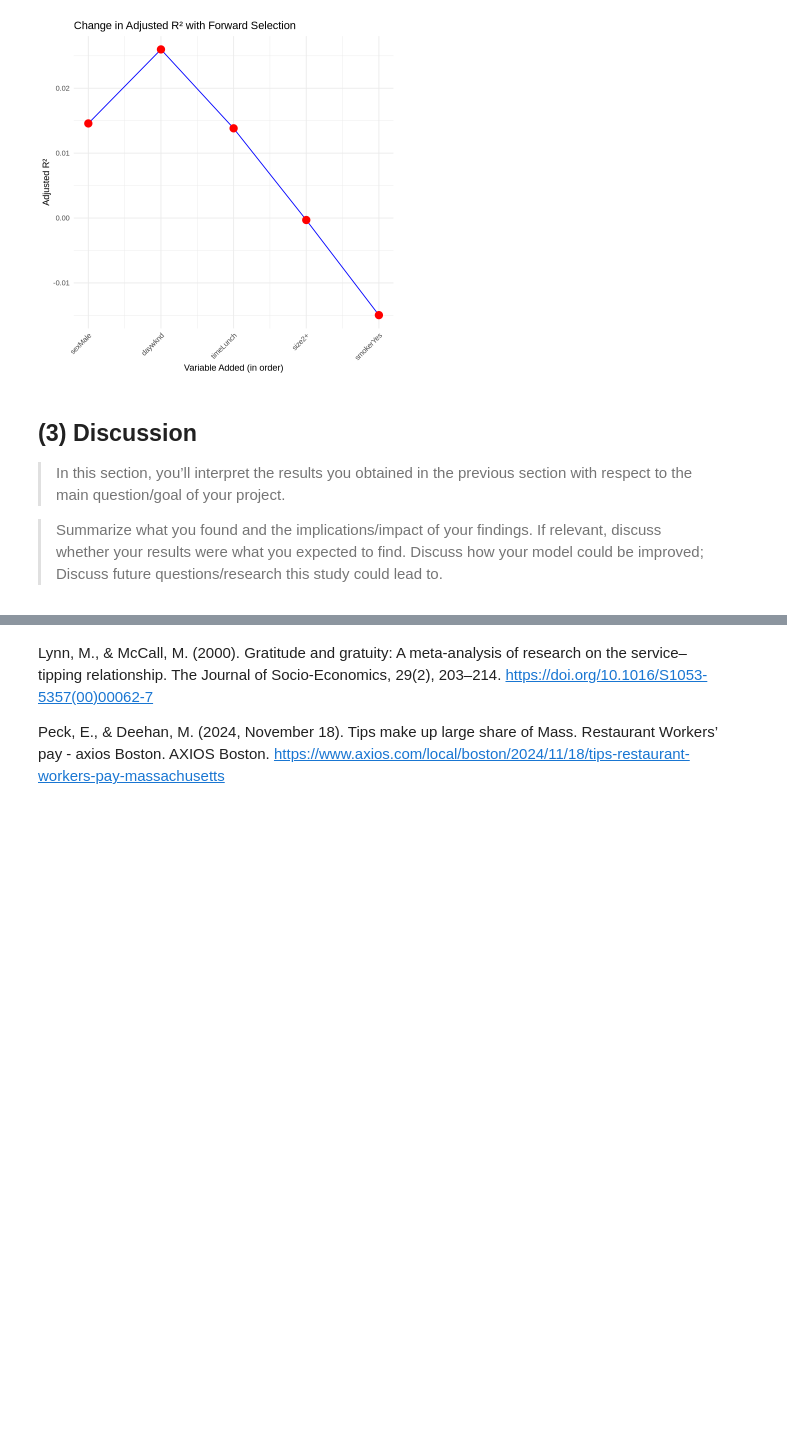
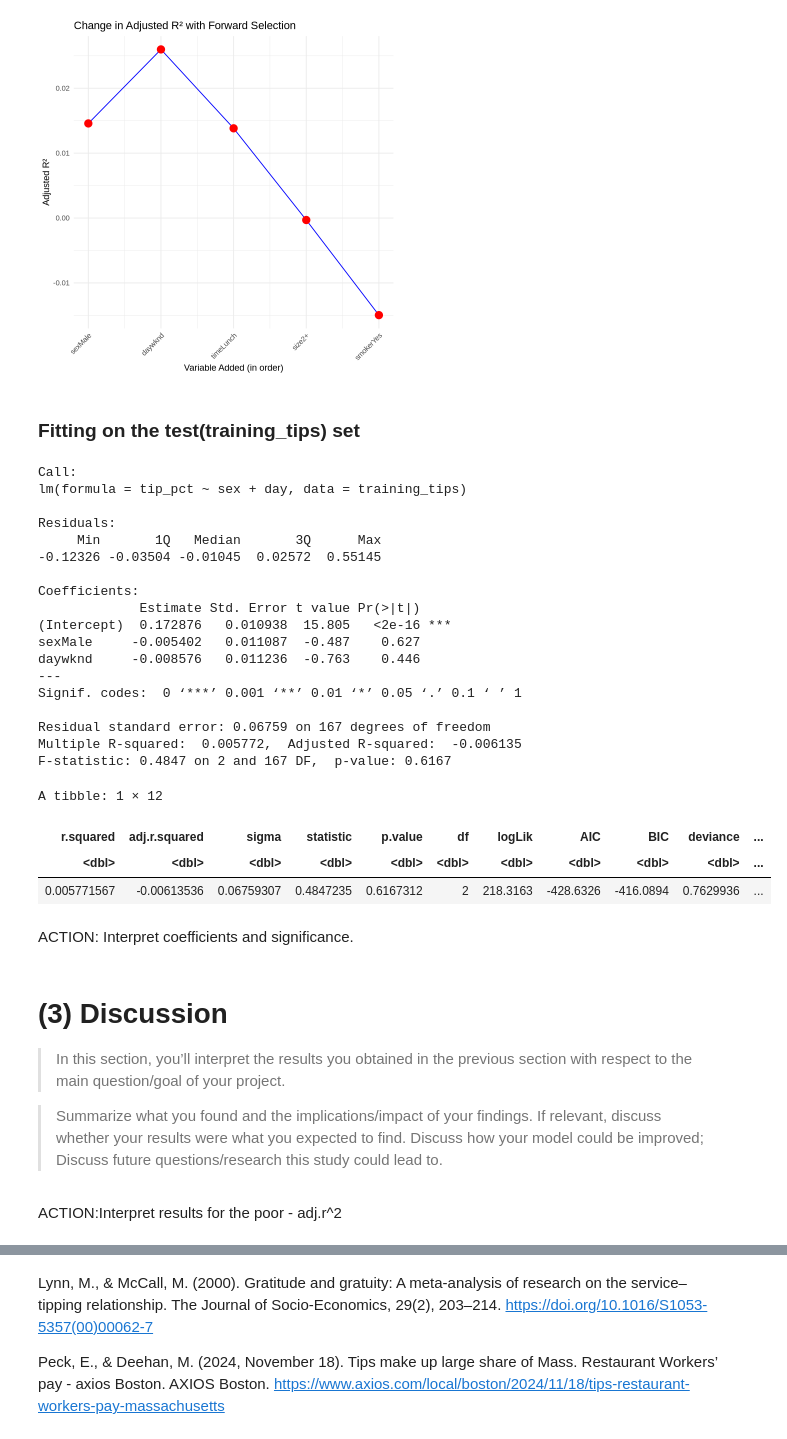
Before and after one commit to lllexiliang/stat301-final-project, a Jupyter notebook: final_project.ipynb, the cells around one changed output, grey strips where cells are left out. Cells and saved outputs as stored; diff of their text form; code cells hidden in the pictures; blank space fills up the shorter version.

Commit message:
Scaffolded Action items

```diff
--- a/final_project.ipynb
+++ b/final_project.ipynb
@@ -299,11 +294,44 @@ ggplot(tip_forward_summary_df, aes(x = n_input_variables, y = ADJ.R2)) +
   theme(axis.text.x = element_text(angle = 45, hjust = 1))
 # %% [output]
 [figure]
+# %% [markdown]
+### Fitting on the test(training_tips) set
+# %%
+tip_lm<-lm(tip_pct~sex+day, data=training_tips)
+summary(tip_lm)
+broom::glance(tip_lm)
+# %% [output]
+Call:
+lm(formula = tip_pct ~ sex + day, data = training_tips)
+
+Residuals:
+     Min       1Q   Median       3Q      Max
+-0.12326 -0.03504 -0.01045  0.02572  0.55145
+
+Coefficients:
+             Estimate Std. Error t value Pr(>|t|)
+(Intercept)  0.172876   0.010938  15.805   <2e-16 ***
+sexMale     -0.005402   0.011087  -0.487    0.627
+daywknd     -0.008576   0.011236  -0.763    0.446
+---
+Signif. codes:  0 ‘***’ 0.001 ‘**’ 0.01 ‘*’ 0.05 ‘.’ 0.1 ‘ ’ 1
+
+Residual standard error: 0.06759 on 167 degrees of freedom
+Multiple R-squared:  0.005772,  Adjusted R-squared:  -0.006135
+F-statistic: 0.4847 on 2 and 167 DF,  p-value: 0.6167
+A tibble: 1 × 12
+| r.squared | adj.r.squared | sigma | statistic | p.value | df | logLik | AIC | BIC | deviance | ... |
+| <dbl> | <dbl> | <dbl> | <dbl> | <dbl> | <dbl> | <dbl> | <dbl> | <dbl> | <dbl> | ... |
+| 0.005771567 | -0.00613536 | 0.06759307 | 0.4847235 | 0.6167312 | 2 | 218.3163 | -428.6326 | -416.0894 | 0.7629936 | ... |
+# %% [markdown]
+ACTION: Interpret coefficients and significance.
 # %% [markdown]
-## (3) Discussion
+# (3) Discussion
 > In this section, you’ll interpret the results you obtained in the previous section with respect to the main question/goal of your project.
 
 > Summarize what you found and the implications/impact of your findings.
 If relevant, discuss whether your results were what you expected to find.
 Discuss how your model could be improved;
 Discuss future questions/research this study could lead to.
+# %% [markdown]
+ACTION:Interpret results for the poor - adj.r^2
```
Also changed, not shown: parts of 14 cells of this notebook.
